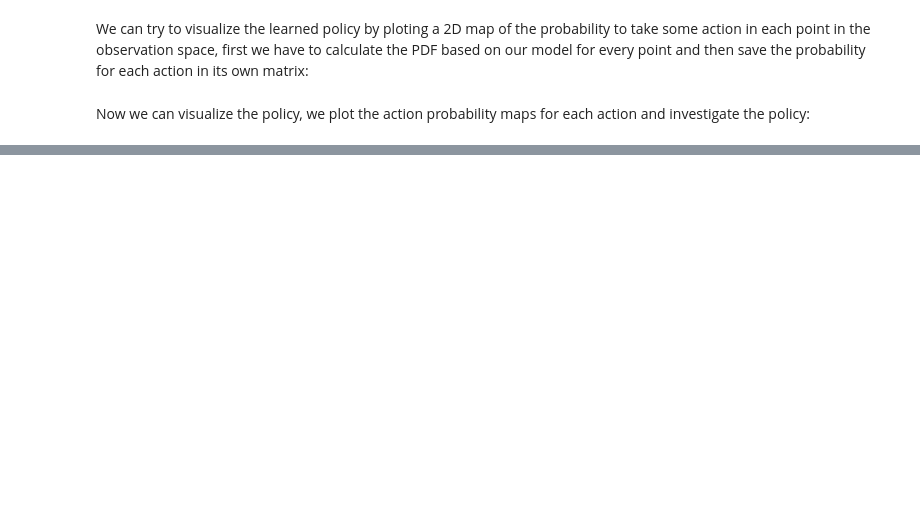
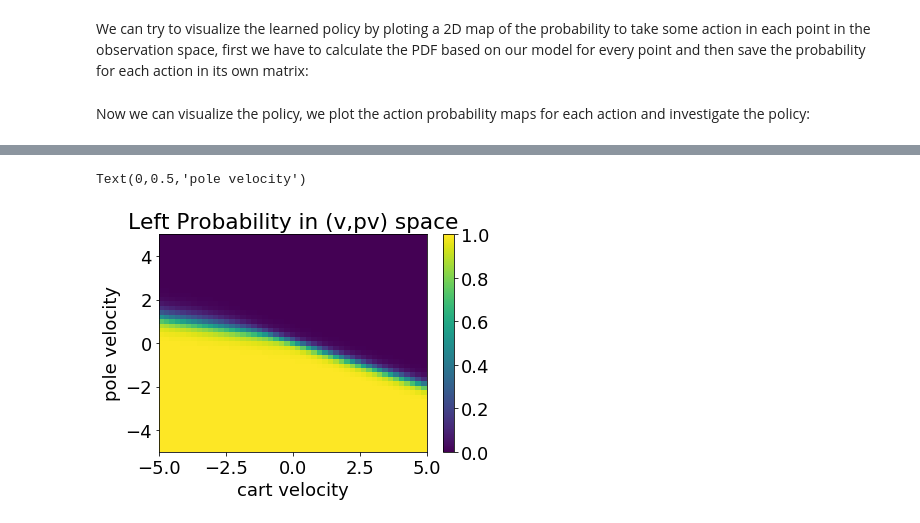
Before and after one commit to ohadmich/Reinforcement_Learning, a Jupyter notebook: RL_Summary.ipynb, the cells around one changed output, grey strips where cells are left out. Saved outputs shown, nothing was run; the diff lists cells and outputs as text; code cells hidden in the pictures; blank space fills up the shorter version.

```diff
--- a/RL_Summary.ipynb
+++ b/RL_Summary.ipynb
@@ -198,0 +209,35 @@ plt.tight_layout()
+# %%
+v = np.linspace(-5, 5, 50) # velocity vector
+pv = np.linspace(-5, 5, 50) # pole velocity vector
+
+with tf.Session() as sess:
+    '''Load model'''
+    saver = tf.train.import_meta_graph("models/" + game_name[0] + "/model.ckpt.meta") # import saved graph
+    saver.restore(sess, "models/" + game_name[0] + "/model.ckpt") # load model parameters
+    graph = tf.get_default_graph() # create a graph instance containing all the tensors
+    action_prob_dist = graph.get_tensor_by_name("Action_PDF/softamx:0") # get the action PDF output tensor
+    input_ = graph.get_tensor_by_name("input:0") # get the input tensor
+
+    '''Create action map'''
+    vpv_action_map = np.zeros((len(pv),len(v)))
+    for i in range(len(pv)):
+        for j in range(len(v)):
+
+            obs = np.array([0, v[j], 0, pv[i]]) # Create observation for this pixel
+            # Use model to create a probability distribution of actions based on observation
+            apd = np.squeeze(sess.run(action_prob_dist, feed_dict={input_ : obs.reshape((1,len(obs)))}))
+            vpv_action_map[i,j] = apd[0] # save the probability to move left to the map
+
+tf.reset_default_graph() # Reset graph for allowing next model to be loaded
+# %%
+plt.rcParams.update({'font.size': 18})
+'''Plot action map'''
+plt.figure(figsize = [6, 4])
+plt.pcolormesh(v, pv, vpv_action_map)
+plt.colorbar()
+plt.title("Left Probability in (v,pv) space")
+plt.xlabel("cart velocity")
+plt.ylabel("pole velocity")
+# %% [output]
+Text(0,0.5,'pole velocity')
+[figure, added]
```
Also changed, not shown: parts of 12 cells of this notebook.
